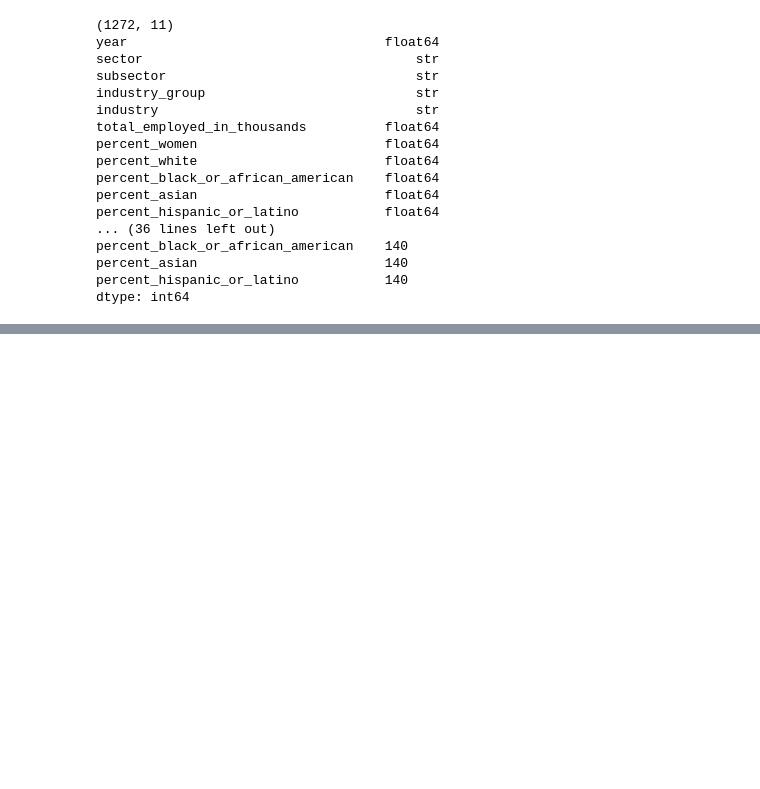
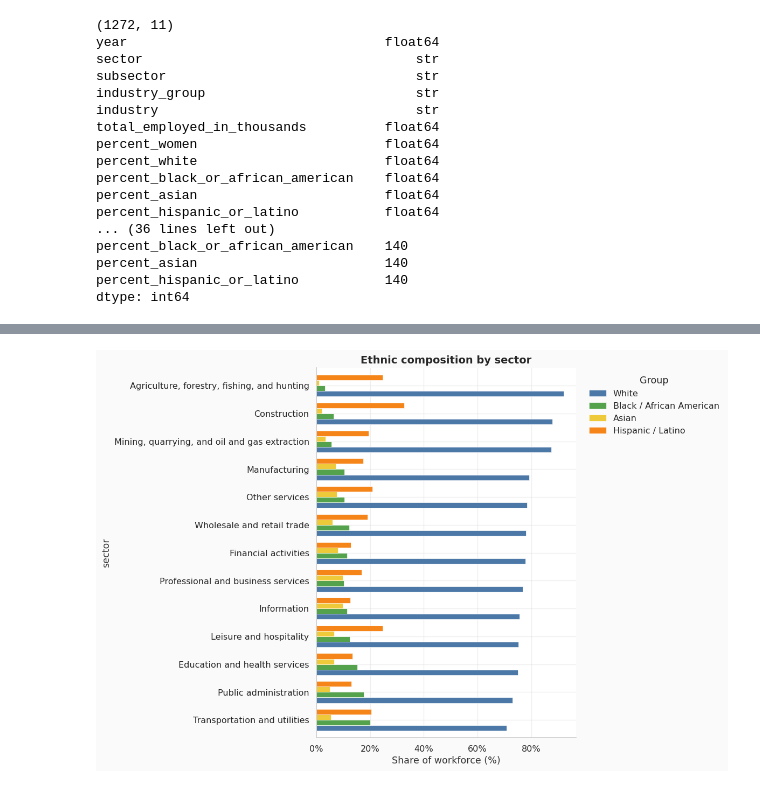
Before and after one commit to BoredMongoose/strata-clustering, a Jupyter notebook: notebooks/01_load.ipynb, the cells around one changed output, grey strips where cells are left out. Saved outputs shown, nothing was run; the diff lists cells and outputs as text; code cells hidden in the pictures; blank space fills up the shorter version.

```diff
--- a/notebooks/01_load.ipynb
+++ b/notebooks/01_load.ipynb
@@ -175,0 +332,10 @@ np.float64(0.4205146406388643)
+# %%
+ethnic = df_sector.groupby('sector')[ethnic_cols].mean()
+ethnic['dominant_group'] = ethnic[ethnic_cols].idxmax(axis=1)
+ethnic['dominant_pct'] = ethnic[ethnic_cols].max(axis=1)
+ethnic['diversity_score'] = ethnic[ethnic_cols].apply(
+    lambda x: -sum((p * np.log(p)) for p in x if p > 0), axis=1
+)
+ethnic['total_employed'] = df_sector.groupby('sector')['total_employed_in_thousands'].mean()
+
+ethnic.sort_values('dominant_pct', ascending=False)
@@ -175,0 +358,20 @@ np.float64(0.4205146406388643)
+# %%
+plot_df = (
+    ethnic[ethnic_cols].multiply(100).round(1)
+    .sort_values('percent_white', ascending=True)
+    .rename(columns=ETHNIC_LABELS)
+)
+ethnic_colors = [PALETTE['white'], PALETTE['black'], PALETTE['asian'], PALETTE['hispanic']]
+
+fig, ax = plt.subplots(figsize=(12, 8))
+plot_df.plot(kind='barh', ax=ax, color=ethnic_colors, width=0.78,
+             edgecolor='white', linewidth=0.5)
+ax.set_xlabel('Share of workforce (%)')
+ax.set_title('Ethnic composition by sector')
+ax.xaxis.set_major_formatter(plt.FuncFormatter(lambda x, _: f'{x:.0f}%'))
+style_ax(ax)
+ax.legend(bbox_to_anchor=(1.02, 1), loc='upper left', title='Group')
+plt.tight_layout()
+plt.show()
+# %% [output]
+[figure, added]
```
Also changed, not shown: parts of 45 cells of this notebook.
